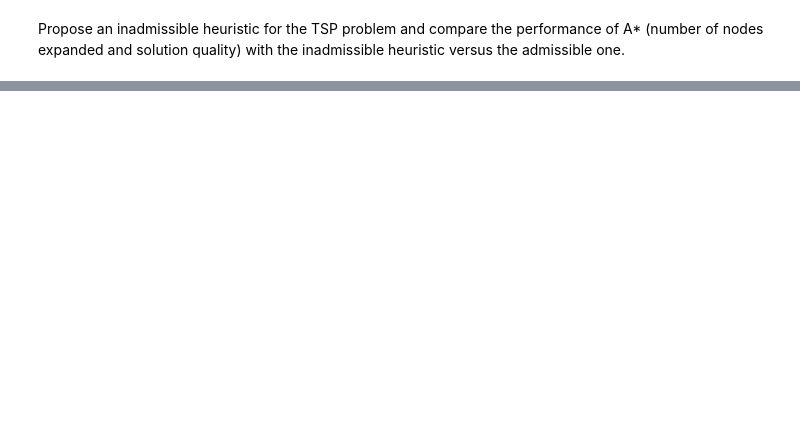
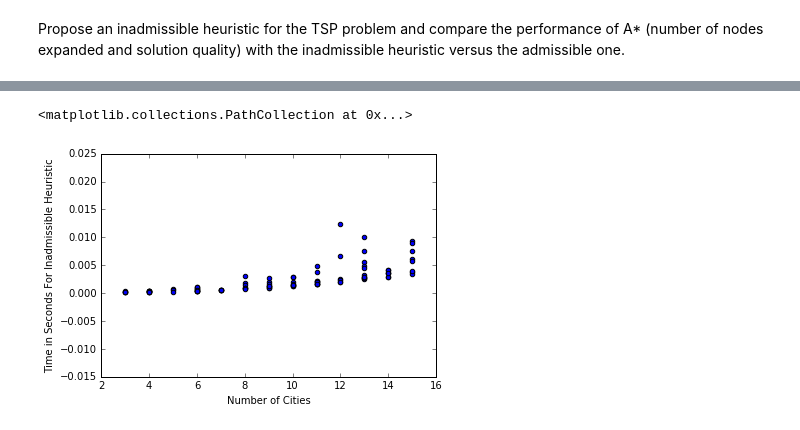
Before and after one commit to danielsamfdo/CS683, a Jupyter notebook: HW1/TSP - hw.ipynb, the cells around one changed output, grey strips where cells are left out. Cells and saved outputs as stored; diff of their text form; code cells hidden in the pictures; blank space fills up the shorter version.

```diff
--- a/HW1/TSP - hw.ipynb
+++ b/HW1/TSP - hw.ipynb
@@ -521,6 +600,11 @@ new Tour [0, 2, 3, 1, 4, 0] Traversal has a cost of 1.589695 while old Tour [0,
 # %% [markdown]
 Propose an inadmissible heuristic for the TSP problem and compare the performance of A* (number of nodes expanded and solution quality) with the inadmissible heuristic versus the admissible one.
 # %%
-# An inadmissible Heurisitic could be 2 Times the Minimum Spanning Tree because it is an overestimate of the true cost to reaching the solution
+# An inadmissible Heurisitic could be 10 Times the Minimum Spanning Tree because it is an overestimate of the true cost to reaching the solution
 def InadmissibleMSTHeuristic(startNode, nodes, AdjHash):
-    return 2*MSTHeuristic(startNode, nodes, AdjHash)
+#     print "COMPUTING INADMISSIBLE HEURISTIC"
+    return 10*MSTHeuristic(startNode, nodes, AdjHash)
+
+
+bestFinalNode, TotalCost, noOfNodesExpanded, noOfNodesGenerated = solveAstar(startNode, AdjHash, nodes, Map, InadmissibleMSTHeuristic, True)
+print TotalCost
@@ -526,0 +626,32 @@ def InadmissibleMSTHeuristic(startNode, nodes, AdjHash):
+# %%
+InAdmissibleHeuristictime_taken = []
+InAdmissibleHeuristicnodes_expanded = []
+InAdmissibleHeuristicnodes_generated = []
+InAdmissibleHeuristicTotalCosts = []
+
+for i in range(0,100):
+    Map = MapsUsed[i]
+    inverseMap = inverseMapsUsed[i]
+    AdjHash = AdjHashUsed[i]
+#     print Map
+#     print inverseMap
+#     print AdjHash
+    startNode = 0
+#     print "###### STARTED #######"
+#     print Map
+    nodes = Map.keys()
+    start_time = timeit.default_timer()
+    bestFinalNode, TotalCost, noOfNodesExpanded, noOfNodesGenerated = solveAstar(startNode, AdjHash, nodes, Map, InadmissibleMSTHeuristic, False)
+    elapsed = timeit.default_timer() - start_time
+    InAdmissibleHeuristicnodes_generated.append(noOfNodesGenerated)
+    InAdmissibleHeuristicnodes_expanded.append(noOfNodesExpanded)
+    InAdmissibleHeuristictime_taken.append(elapsed)
+    InAdmissibleHeuristicTotalCosts.append(TotalCost)
+# %%
+# plot
+plt.xlabel('Number of Cities')
+plt.ylabel('Time in Seconds For Inadmissible Heuristic')
+plt.scatter(nodes_size,InAdmissibleHeuristictime_taken)
+# %% [output]
+<matplotlib.collections.PathCollection at 0x...>
+[figure, added]
```
Also changed, not shown: parts of 22 cells of this notebook, 2 other files.
